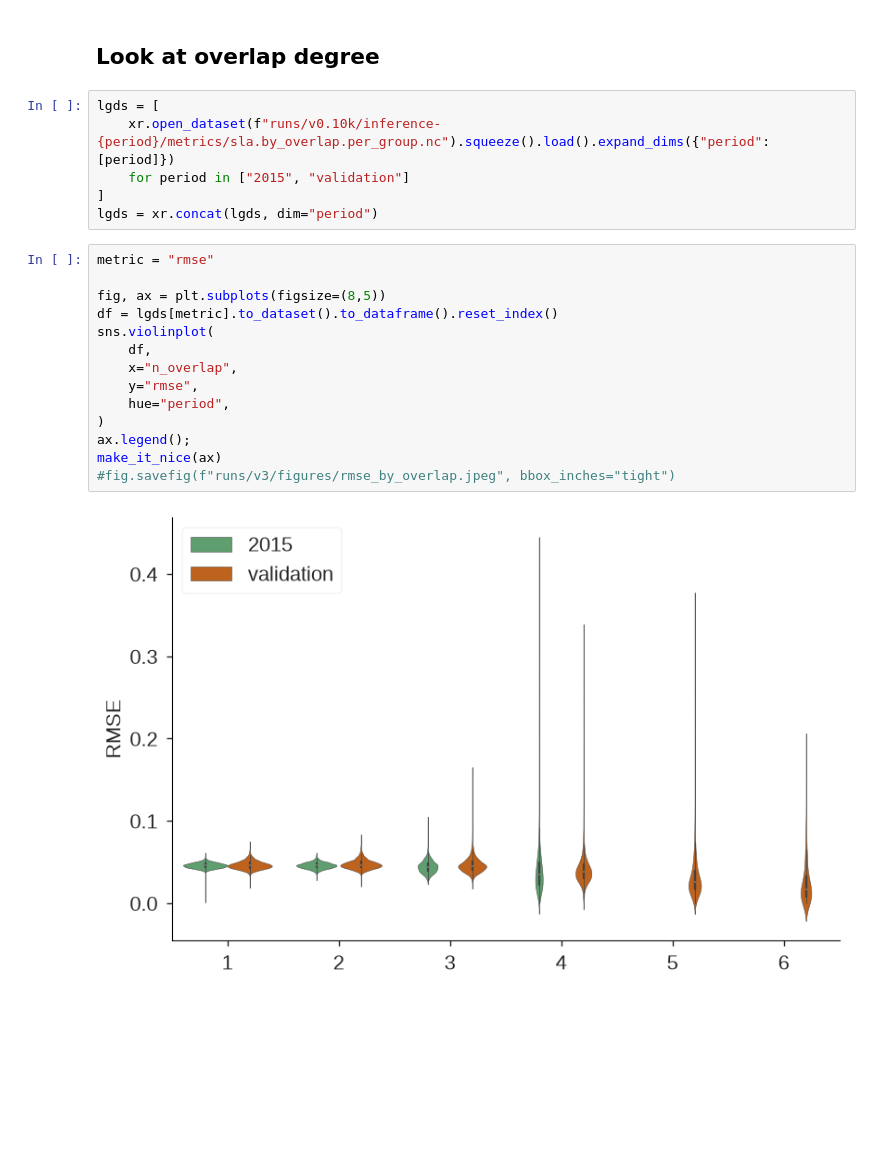
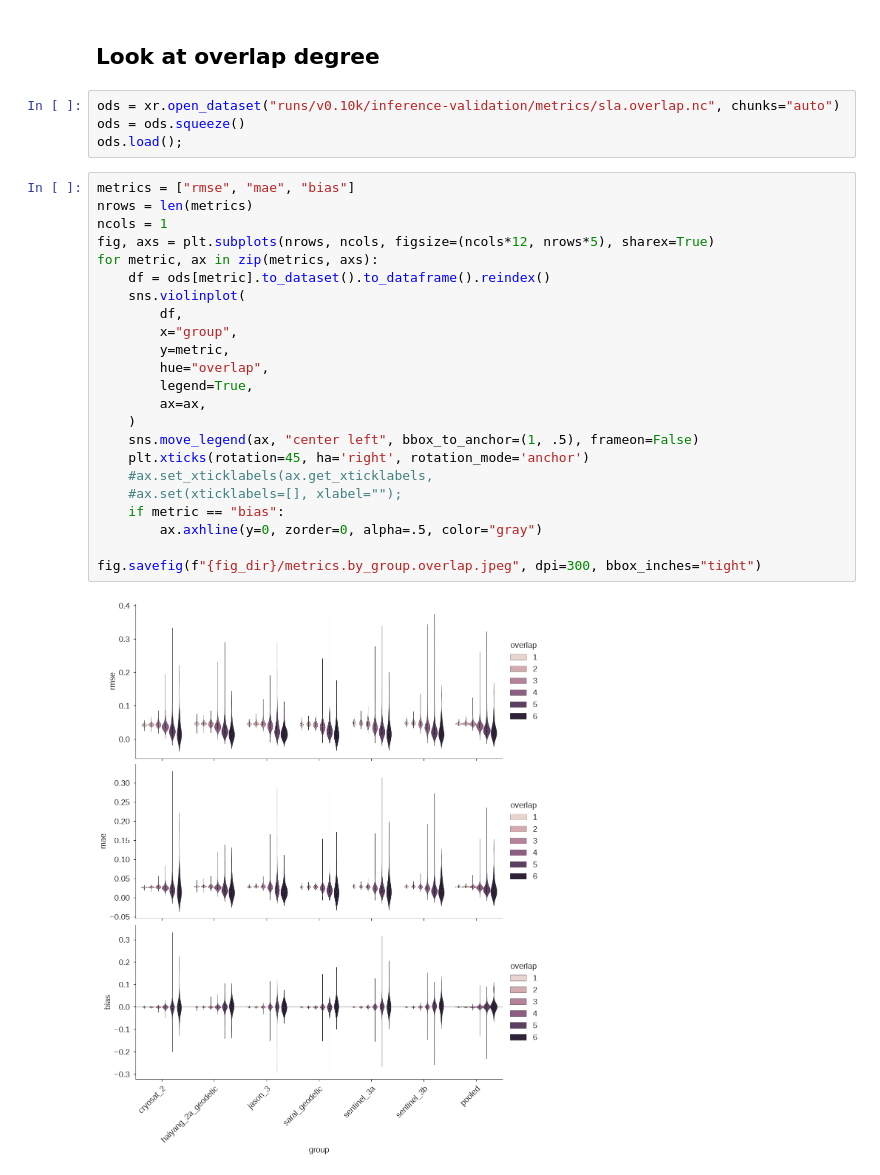
Before and after one commit to timothyas/nese, a Jupyter notebook: experimental/olivia-sla-baseline/plot_metrics.ipynb, the cells around one changed output. Cells and saved outputs as stored; diff of their text form; blank space fills up the shorter version.

```diff
--- a/experimental/olivia-sla-baseline/plot_metrics.ipynb
+++ b/experimental/olivia-sla-baseline/plot_metrics.ipynb
@@ -218,24 +117,31 @@ fig.savefig(f"{fig_dir}/{metric}.{period}.by_region.jpeg", bbox_inches="tight",
 # %% [markdown]
 ## Look at overlap degree
-# %%
-lgds = [
-    xr.open_dataset(f"runs/v0.10k/inference-{period}/metrics/sla.by_overlap.per_group.nc").squeeze().load().expand_dims({"period": [period]})
-    for period in ["2015", "validation"]
-]
-lgds = xr.concat(lgds, dim="period")
-# %%
-metric = "rmse"
-
-fig, ax = plt.subplots(figsize=(8,5))
-df = lgds[metric].to_dataset().to_dataframe().reset_index()
-sns.violinplot(
-    df,
-    x="n_overlap",
-    y="rmse",
-    hue="period",
-)
-ax.legend();
-make_it_nice(ax)
-#fig.savefig(f"runs/v3/figures/rmse_by_overlap.jpeg", bbox_inches="tight")
-# %% [output]
-[figure, removed]
+# %%
+ods = xr.open_dataset("runs/v0.10k/inference-validation/metrics/sla.overlap.nc", chunks="auto")
+ods = ods.squeeze()
+ods.load();
+# %%
+metrics = ["rmse", "mae", "bias"]
+nrows = len(metrics)
+ncols = 1
+fig, axs = plt.subplots(nrows, ncols, figsize=(ncols*12, nrows*5), sharex=True)
+for metric, ax in zip(metrics, axs):
+    df = ods[metric].to_dataset().to_dataframe().reindex()
+    sns.violinplot(
+        df,
+        x="group",
+        y=metric,
+        hue="overlap",
+        legend=True,
+        ax=ax,
+    )
+    sns.move_legend(ax, "center left", bbox_to_anchor=(1, .5), frameon=False)
+    plt.xticks(rotation=45, ha='right', rotation_mode='anchor')
+    #ax.set_xticklabels(ax.get_xticklabels,
+    #ax.set(xticklabels=[], xlabel="");
+    if metric == "bias":
+        ax.axhline(y=0, zorder=0, alpha=.5, color="gray")
+
+fig.savefig(f"{fig_dir}/metrics.by_group.overlap.jpeg", dpi=300, bbox_inches="tight")
+# %% [output]
+[figure, added]
```
Also changed, not shown: parts of 26 cells of this notebook.
